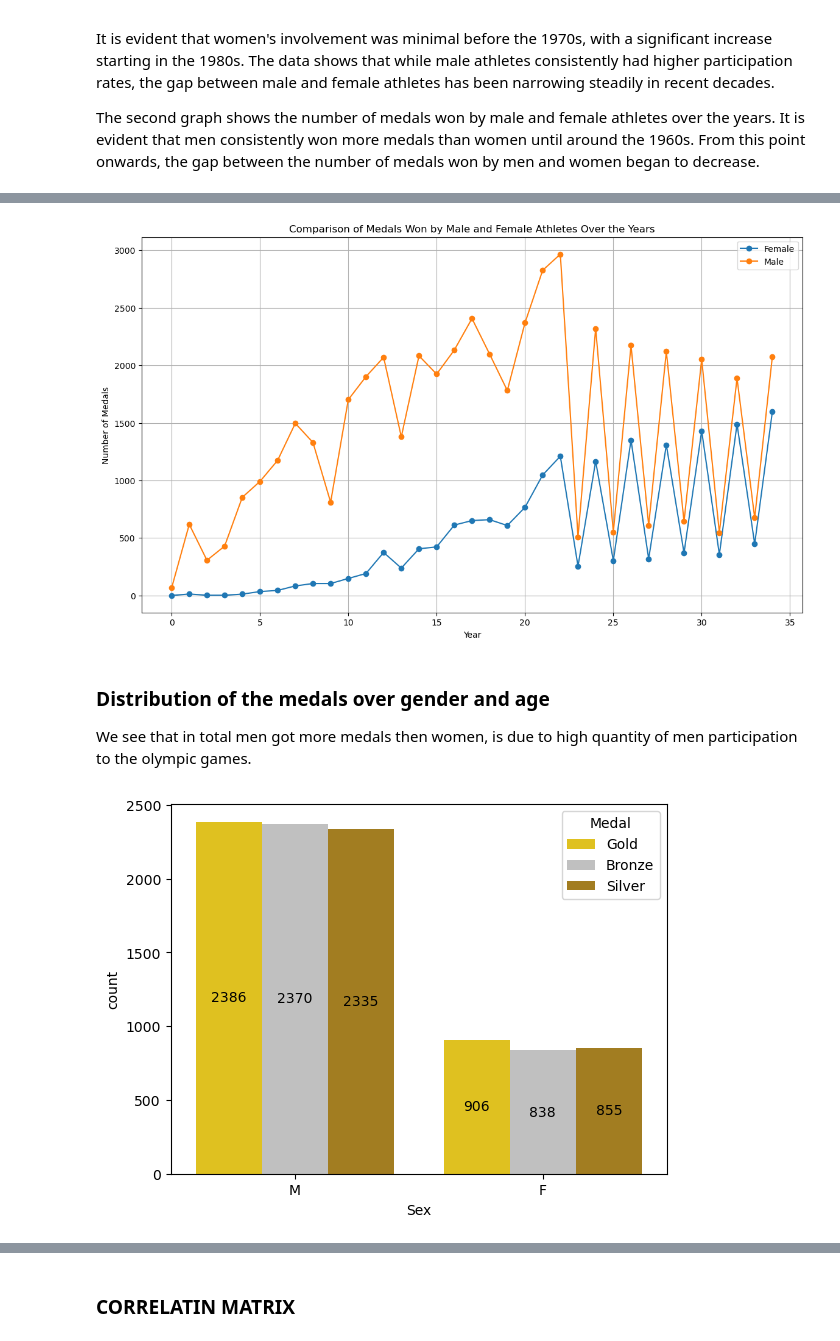
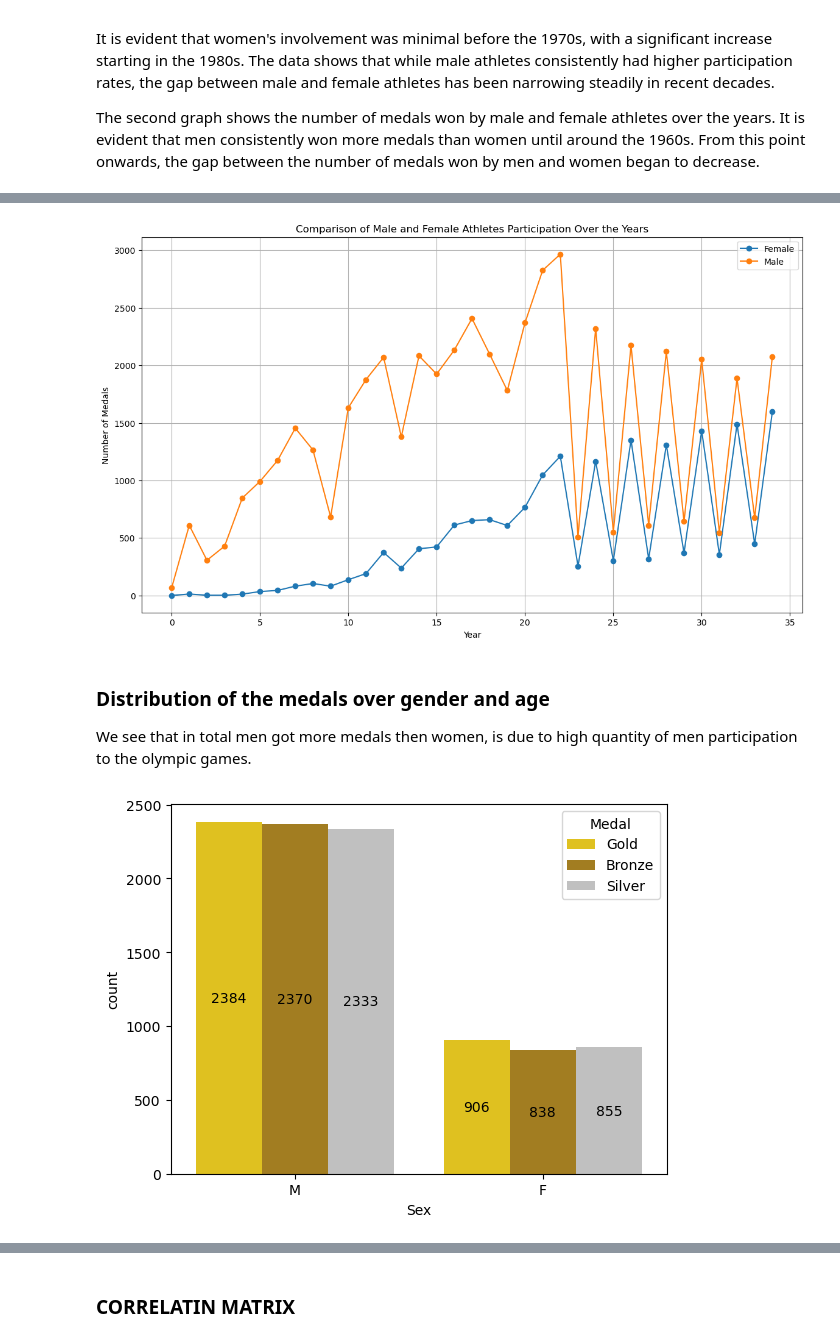
Before and after one commit to Onath/Programming_Project_Olympic_Data, a Jupyter notebook: VR503361_final_project_olympic_data.ipynb, the cells around one changed output, grey strips where cells are left out. Drawn from its saved outputs; the diff is of its cells as text; code cells hidden in the pictures.

```diff
--- a/VR503361_final_project_olympic_data.ipynb
+++ b/VR503361_final_project_olympic_data.ipynb
@@ -83,0 +161,2 @@ array([[<AxesSubplot:title={'center':'Age'}>,
+# %%
+olympic_df['Medal'] = olympic_df['Medal'].fillna(value='no-medal')
@@ -100,25 +225,27 @@ plt.figure(figsize=(14, 8))
 plt.plot(medals_by_year_sex.index.values, medals_by_year_sex['F'].values, marker='o', label='Female')
 plt.plot(medals_by_year_sex.index.values, medals_by_year_sex['M'].values, marker='o', label='Male')
 
-plt.title('Comparison of Medals Won by Male and Female Athletes Over the Years')
+plt.title('Comparison of Male and Female Athletes Participation Over the Years')
 plt.xlabel('Year')
 plt.ylabel('Number of Medals')
 plt.legend()
 plt.grid(True)
 plt.show()
 # %% [output]
-[figure, old version]
+[figure, new version]
 # %% [markdown]
 ### Distribution of the medals over gender and age
 
 We see that in total men got more medals then women, is due to high quantity of men participation to the olympic games.
+# %%
+no_medal_mask= olympic_df[olympic_df['Medal']!='no-medal']
 # %%
-colors = ['gold', 'silver', 'darkgoldenrod']
+colors = ['gold', 'darkgoldenrod', 'silver']
 
-ax = sns.countplot(olympic_df, x="Sex", hue='Medal', palette=colors)
+ax = sns.countplot(no_medal_mask, x="Sex", hue='Medal', palette=colors)
 for container in ax.containers:
     ax.bar_label(container, label_type='center', rotation=0, fontsize=10)
 
 plt.show()
 # %% [output]
-[figure, old version]
+[figure, new version]
```
Also changed, not shown: parts of 87 cells of this notebook.
